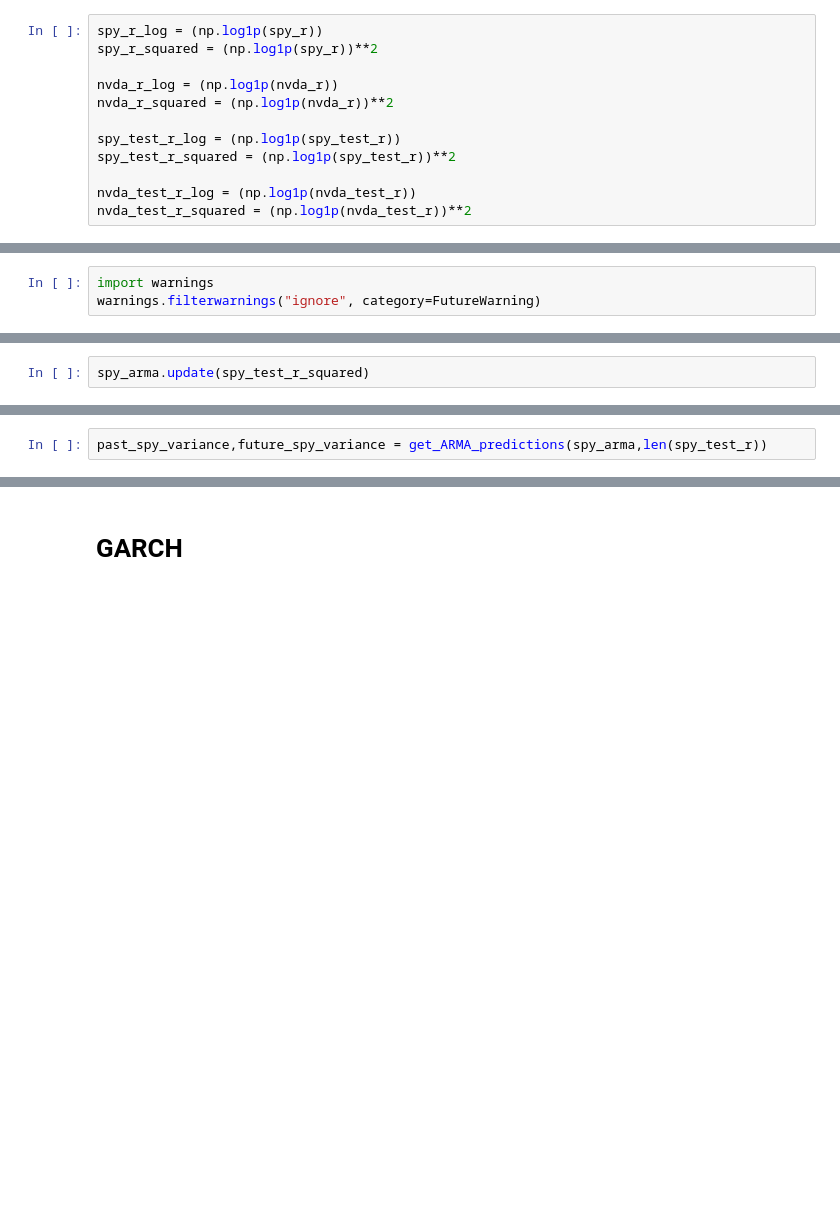
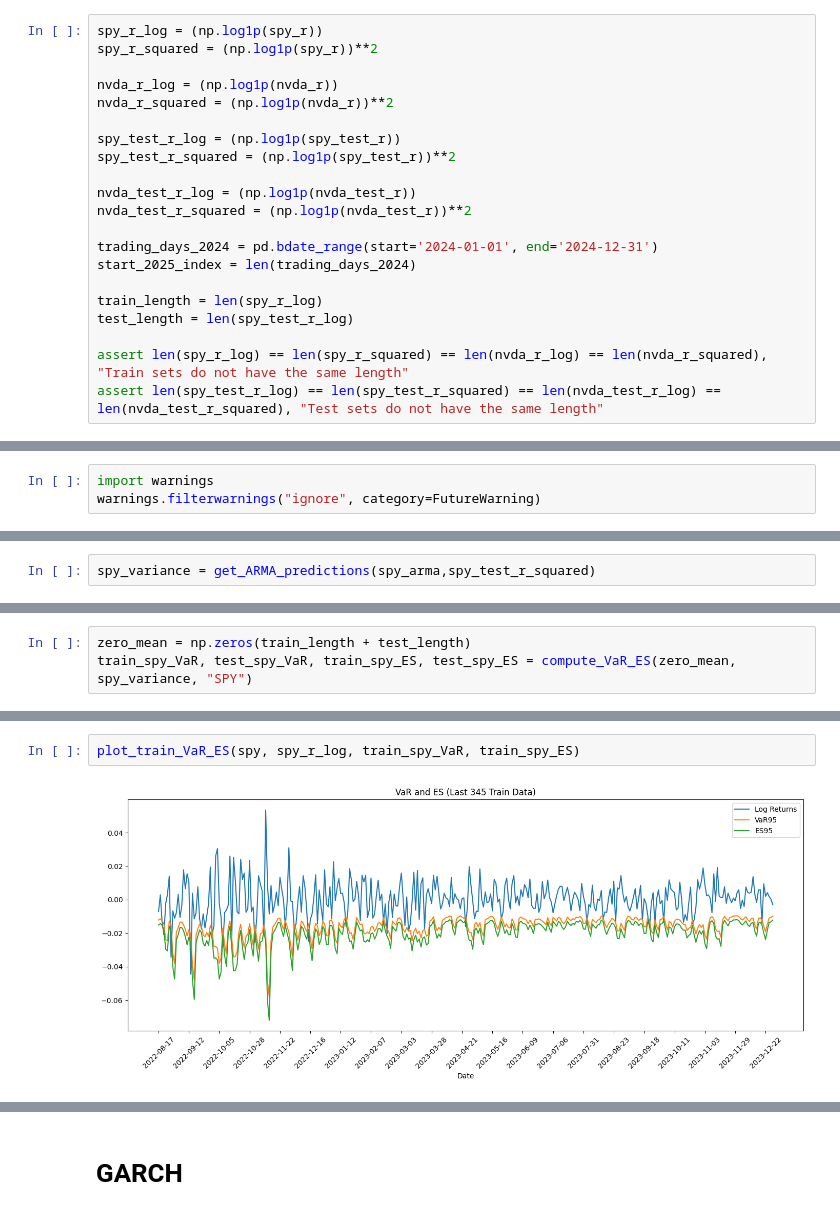
Before and after one commit to Lukirby/Stress-Testing-a-Markowitz-Portfolio, a Jupyter notebook: luca.ipynb, the cells around one changed output, grey strips where cells are left out. Cells and saved outputs as stored; diff of their text form; blank space fills up the shorter version.

```diff
--- a/luca.ipynb
+++ b/luca.ipynb
@@ -240,6 +240,15 @@ spy_test_r_squared = (np.log1p(spy_test_r))**2
 
 nvda_test_r_log = (np.log1p(nvda_test_r))
 nvda_test_r_squared = (np.log1p(nvda_test_r))**2
+
+trading_days_2024 = pd.bdate_range(start='2024-01-01', end='2024-12-31')
+start_2025_index = len(trading_days_2024)
+
+train_length = len(spy_r_log)
+test_length = len(spy_test_r_log)
+
+assert len(spy_r_log) == len(spy_r_squared) == len(nvda_r_log) == len(nvda_r_squared), "Train sets do not have the same length"
+assert len(spy_test_r_log) == len(spy_test_r_squared) == len(nvda_test_r_log) == len(nvda_test_r_squared), "Test sets do not have the same length"
 # %% [markdown]
 # ARMA
 # %% [markdown]
@@ -279,5 +363,3 @@ Performing stepwise search to minimize bic
 
 Warnings:
 [1] Covariance matrix calculated using the outer product of gradients (complex-step).
-# %%
-spy_arma.update(spy_test_r_squared)
@@ -286,2 +366,2 @@ ARIMA(order=(2, 0, 1), scoring_args={}, suppress_warnings=True)
 # %%
-past_spy_variance,future_spy_variance = get_ARMA_predictions(spy_arma,len(spy_test_r))
+spy_variance = get_ARMA_predictions(spy_arma,spy_test_r_squared)
@@ -342,0 +368,3 @@ plt.show()
+# %%
+zero_mean = np.zeros(train_length + test_length)
+train_spy_VaR, test_spy_VaR, train_spy_ES, test_spy_ES = compute_VaR_ES(zero_mean, spy_variance, "SPY")
@@ -342,0 +387,4 @@ plt.show()
+# %%
+plot_train_VaR_ES(spy, spy_r_log, train_spy_VaR, train_spy_ES)
+# %% [output]
+[figure, added]
```
Also changed, not shown: parts of 23 cells of this notebook.
